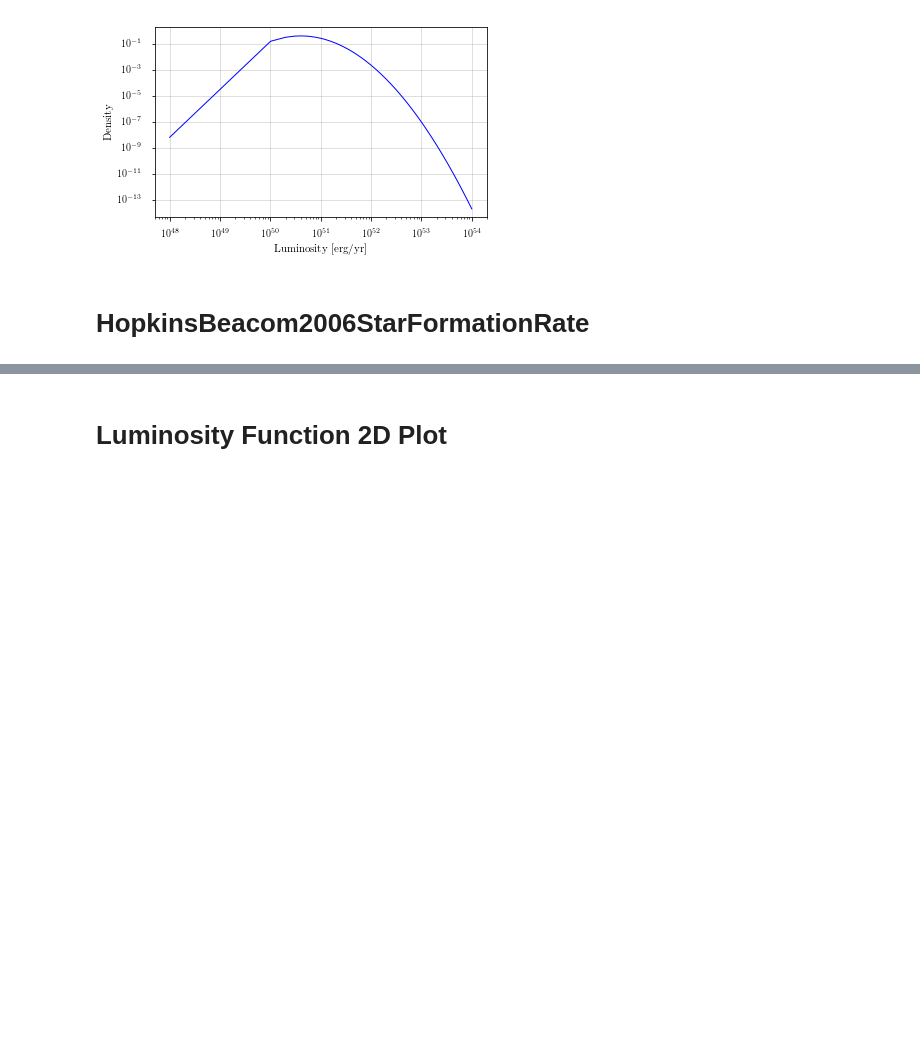
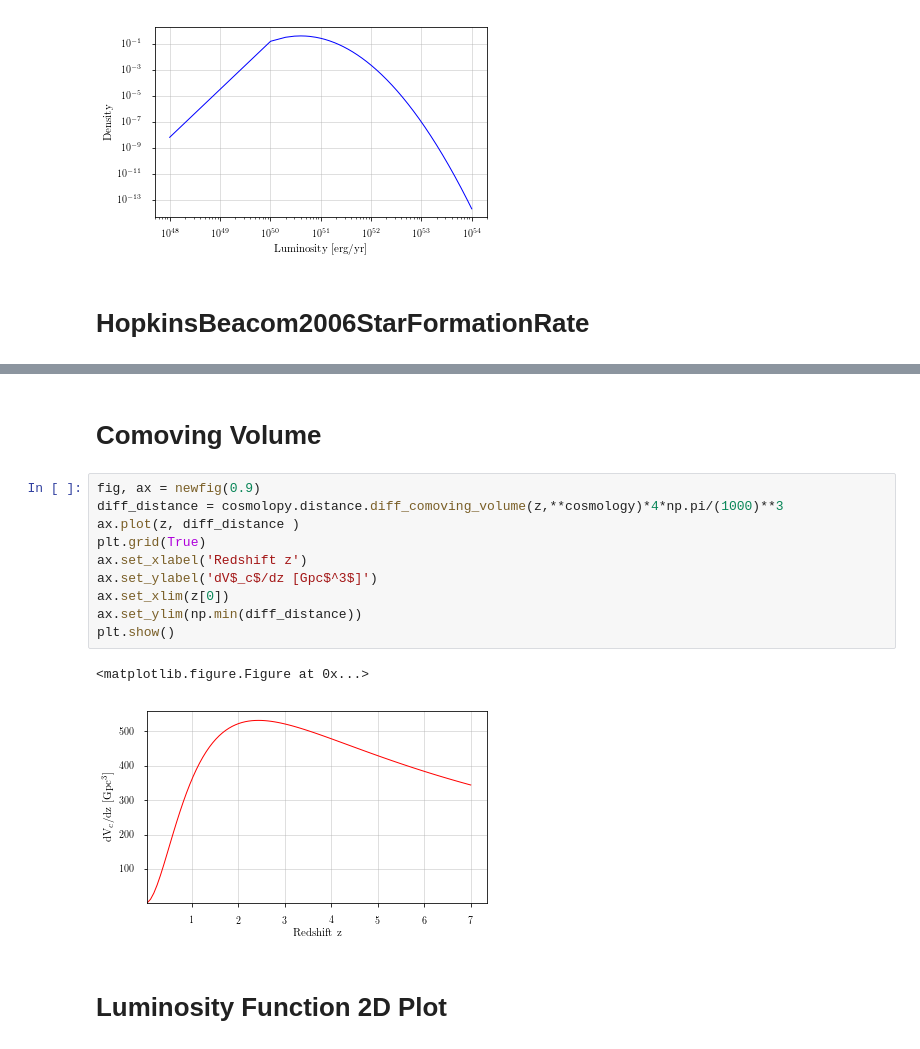
Before and after one commit to tglauch/SourceUniverse, a Jupyter notebook: SourceUniverse.ipynb, the cells around one changed output, grey strips where cells are left out. Drawn from its saved outputs; the diff is of its cells as text; blank space fills up the shorter version.

```diff
--- a/SourceUniverse.ipynb
+++ b/SourceUniverse.ipynb
@@ -113,3 +114,18 @@ plt.show()
+# %% [markdown]
+# Comoving Volume
+# %%
+fig, ax = newfig(0.9)
+diff_distance = cosmolopy.distance.diff_comoving_volume(z,**cosmology)*4*np.pi/(1000)**3
+ax.plot(z, diff_distance )
+plt.grid(True)
+ax.set_xlabel('Redshift z')
+ax.set_ylabel('dV$_c$/dz [Gpc$^3$]')
+ax.set_xlim(z[0])
+ax.set_ylim(np.min(diff_distance))
+plt.show()
+# %% [output]
+<matplotlib.figure.Figure at 0x...>
+[figure, added]
 # %% [markdown]
 # Luminosity Function 2D Plot
 # %%
```
Also changed, not shown: parts of 6 cells of this notebook.
